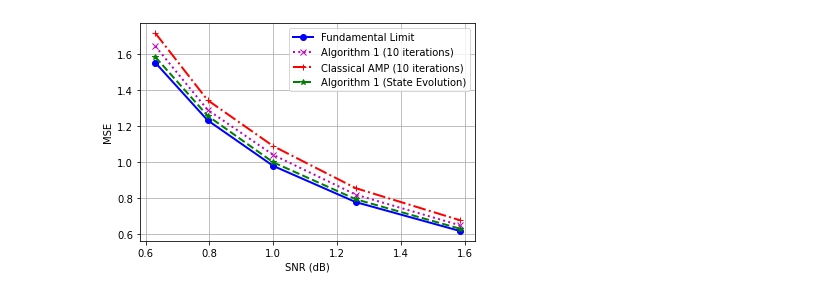
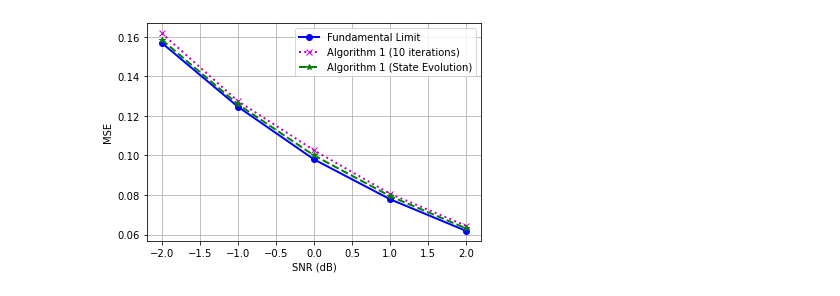
Before and after one commit to LanTruong1980/AMP, a Jupyter notebook: File1ICML2021-Mayv2.ipynb, the cells around one changed output. Drawn from its saved outputs; the diff is of its cells as text; code cells hidden in the pictures.

```diff
--- a/File1ICML2021-Mayv2.ipynb
+++ b/File1ICML2021-Mayv2.ipynb
@@ -10,13 +10,13 @@ from numpy import linalg as LA
 import matplotlib.pyplot as plt
 # %%
 n=500
-alpha=0.5
+alpha=0.1
 beta=0.9
 m=math.floor(alpha*(n**beta))
 k=n**beta
 snrdB=np.array(range(-2,3,1))
 snr=10**(0.1*snrdB)
-Deltavec=1/snr
+Deltavec=alpha/snr
 # %%
 # Draw the theoretical limit (MMSE)
 gap=10**(-2)
@@ -120,7 +120,7 @@ for count in range(len(Deltavec)):
    s[i]= np.random.binomial(1, k/n)
    if s[i]==1:
     s[i]=(2*np.random.binomial(1, 1/2)-1)*np.sqrt(Delta)
-  A=np.sqrt(1/n*beta)*np.random.normal(0,1,size=(m,n))
+  A=np.sqrt(1/(alpha*n**beta))*np.random.normal(0,1,size=(m,n))
   W=np.random.normal(0,1,size=(m,1))
   y=np.matmul(A,s)+ W*np.sqrt(Delta)
   # Algorithm 1
@@ -196,13 +196,13 @@ for count in range(len(Deltavec)):
  SE[count]=alpha*(tau**2-Delta)
 # %%
 fig, ax = plt.subplots()
-ax.plot(1/Deltavec,tilE,'b-o',1/Deltavec,MSE10,'m:x',1/Deltavec,MSE11,'r-.+',1/Deltavec,SE,'g--*',linewidth=2)
+ax.plot(snrdB,tilE,'b-o',snrdB,MSE10,'m:x',snrdB,SE,'g--*',linewidth=2)
 ax.set_xlabel('SNR (dB)')
 ax.set_ylabel('MSE')
-plt.legend(('Fundamental Limit','Algorithm 1 (10 iterations)','Classical AMP (10 iterations)','Algorithm 1 (State Evolution)'))
+plt.legend(('Fundamental Limit','Algorithm 1 (10 iterations)','Algorithm 1 (State Evolution)'))
 #ax.set_xlim((1, 2.5))
 #ax.set_ylim((0, 1))
 ax.grid(True)
-plt.savefig("JML2021fig1.pdf")
+plt.savefig("JML2021Funda02.pdf")
 # %% [output]
-[figure, old version]
+[figure, new version]
```
